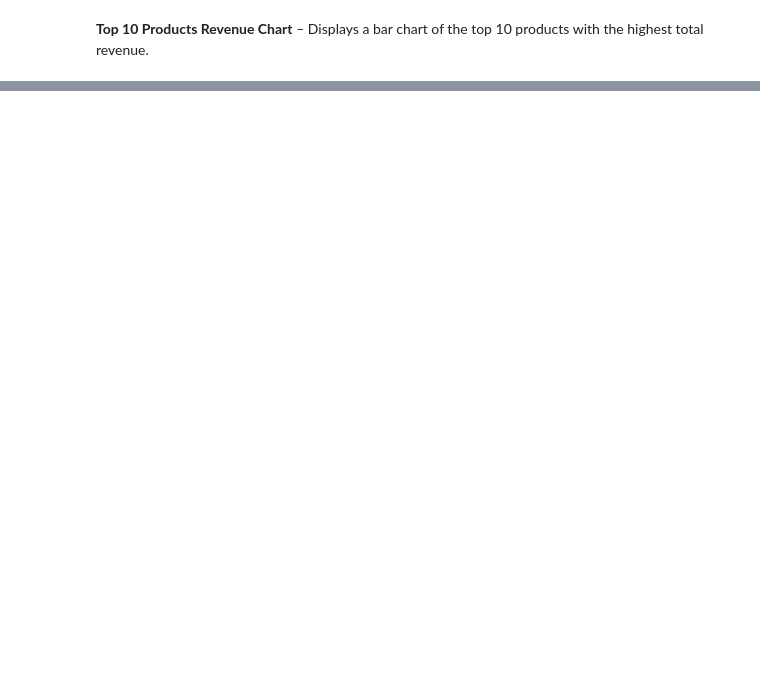
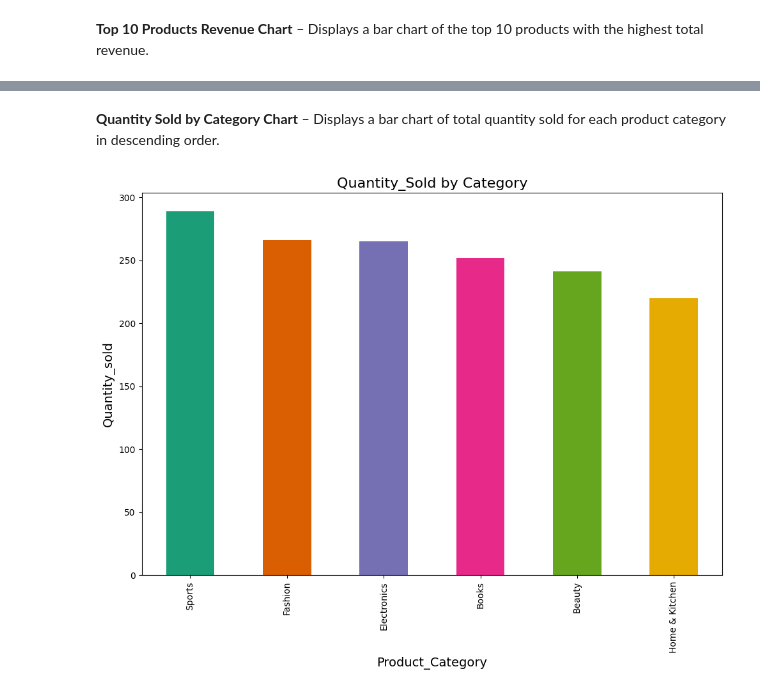
Before and after one commit to parmarriya195-dotcom/amazon-sales-analysis, a Jupyter notebook: notebooks/amazon_sales_analysis.ipynb, the cells around one changed output, grey strips where cells are left out. Cells and saved outputs as stored; diff of their text form; code cells hidden in the pictures; blank space fills up the shorter version.

```diff
--- a/notebooks/amazon_sales_analysis.ipynb
+++ b/notebooks/amazon_sales_analysis.ipynb
@@ -578,0 +308,18 @@ Key Insights:
+# %% [markdown]
+**Quantity Sold by Category Chart** – Displays a bar chart of total quantity sold for each product category in descending order.
+# %%
+quantity = df.groupby("product_category")["quantity_sold"].sum().sort_values(ascending=False)
+
+quantity.plot(
+    kind="bar",
+    figsize=(10,8),
+    color=plt.cm.Dark2.colors
+)
+
+plt.title("Quantity_Sold by Category", fontsize=16)
+plt.xlabel("Product_Category", fontsize=14)
+plt.ylabel("Quantity_sold", fontsize=14)
+plt.tight_layout()
+plt.show()
+# %% [output]
+[figure, added]
```
Also changed, not shown: parts of 85 cells of this notebook.
